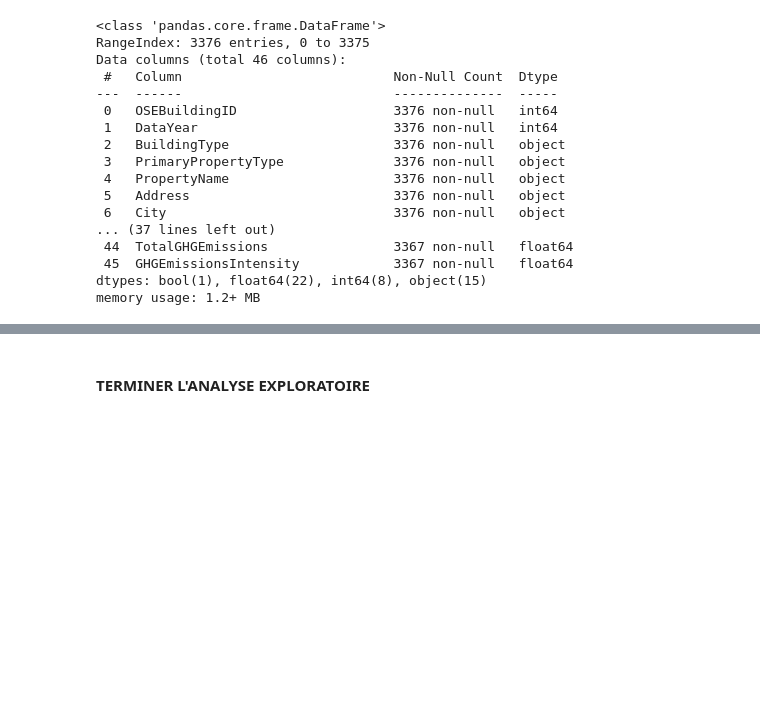
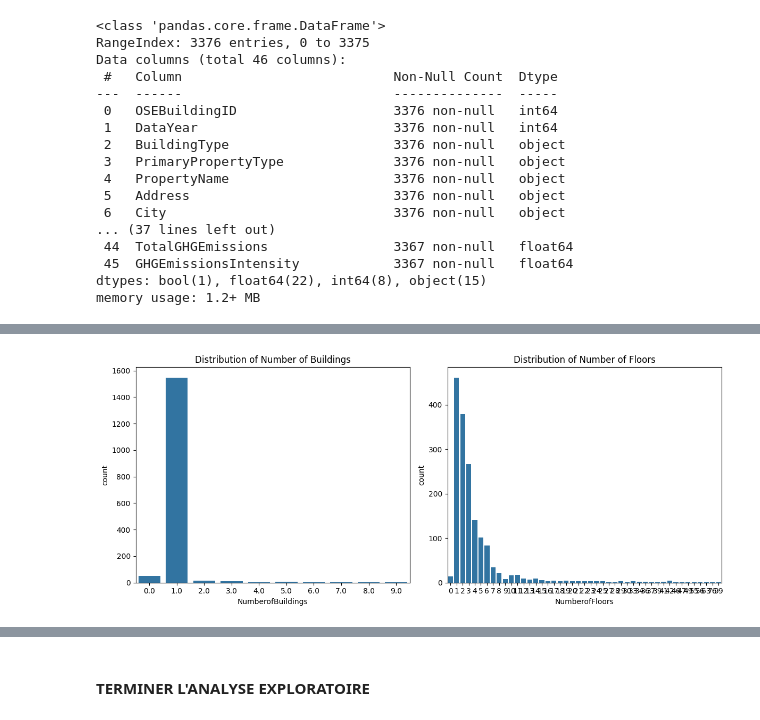
Before and after one commit to Tarek-D/P6, a Jupyter notebook: notebooks/modelistation_supervisee.ipynb, the cells around one changed output, grey strips where cells are left out. Saved outputs shown, nothing was run; the diff lists cells and outputs as text; code cells hidden in the pictures; blank space fills up the shorter version.

```diff
--- a/notebooks/modelistation_supervisee.ipynb
+++ b/notebooks/modelistation_supervisee.ipynb
@@ -44,0 +194,13 @@ memory usage: 1.2+ MB
+# %%
+# Visualisation de NumberofBuildings et NumberofFloors
+plt.figure(figsize=(12,5))
+plt.subplot(1,2,1)
+sns.countplot(x='NumberofBuildings', data=building_consumption)
+plt.title('Distribution of Number of Buildings')
+plt.subplot(1,2,2)
+sns.countplot(x='NumberofFloors', data=building_consumption)
+plt.title('Distribution of Number of Floors')
+plt.tight_layout()
+plt.show()
+# %% [output]
+[figure, added]
```
Also changed, not shown: parts of 18 cells of this notebook.
